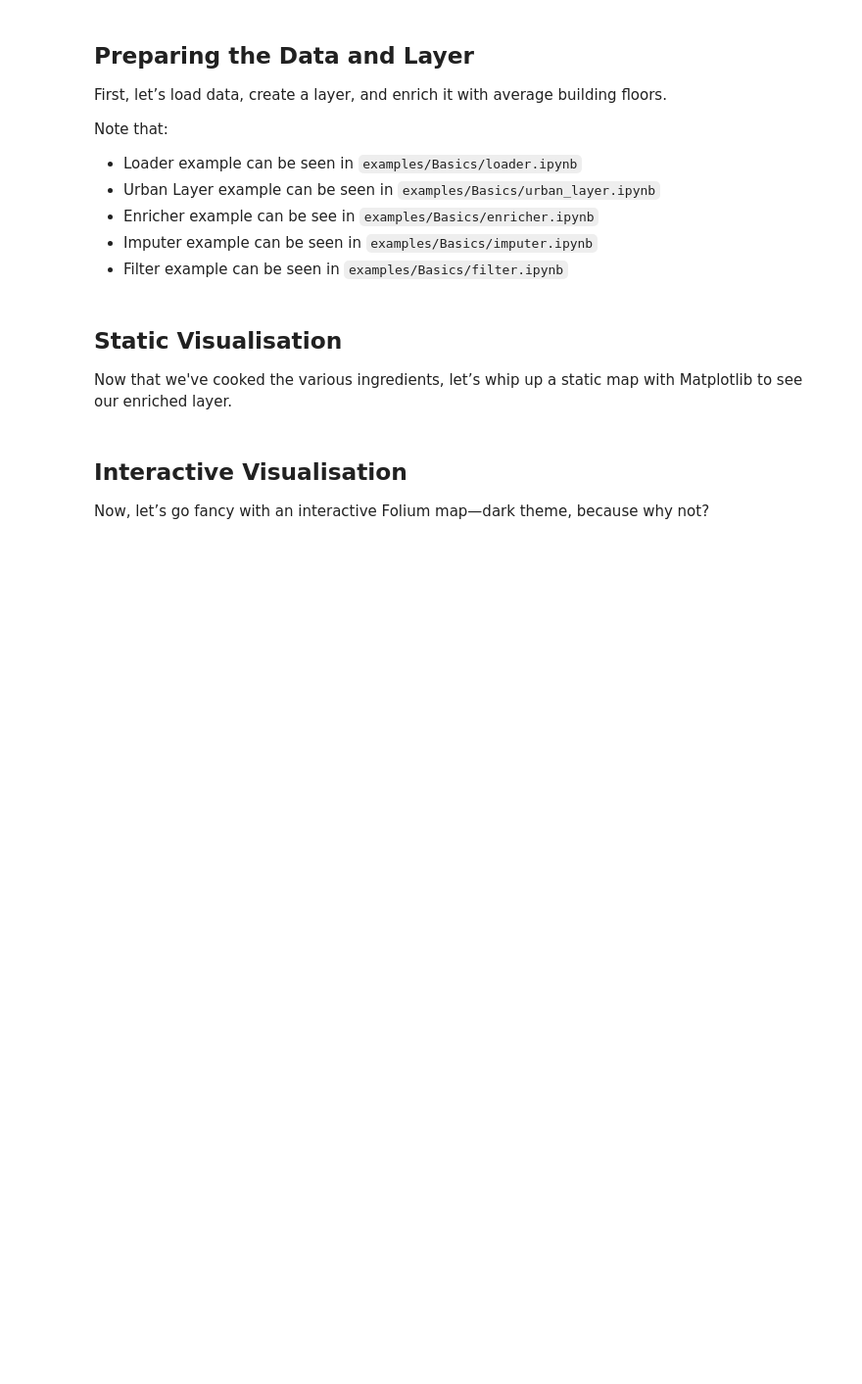
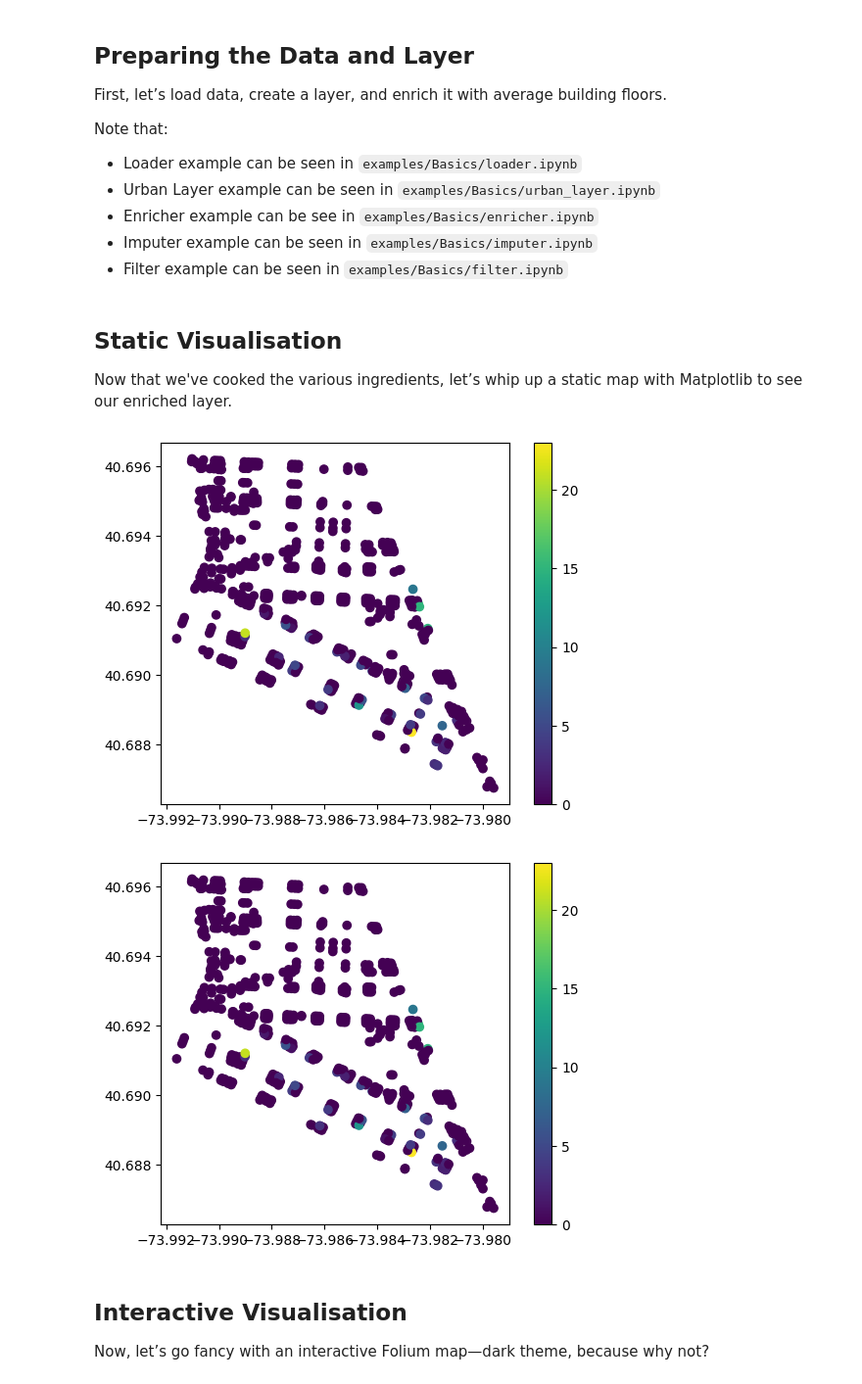
Before and after one commit to VIDA-NYU/UrbanMapper, a Jupyter notebook: examples/1-Per-Module/6-visualiser.ipynb, the cells around one changed output. Shown at 98% size. Cells and saved outputs as stored; diff of their text form; code cells hidden in the pictures; blank space fills up the shorter version.

```diff
--- a/examples/1-Per-Module/6-visualiser.ipynb
+++ b/examples/1-Per-Module/6-visualiser.ipynb
@@ -70,12 +70,16 @@ Now that we've cooked the various ingredients, let’s whip up a static map with
 # %%
 # Static visualisation
 fig_static = (
     mapper
     .visual # From the visualiser module
     .with_type("Static")  # With type Static
     .show(columns=["avg_floors"])  # Show the avg_floors column
     .render(enriched_layer.get_layer()) # Render the enriched layer
 )
+fig_static
+# %% [output]
+[figure, added]
+[figure, added]
 # %% [markdown]
 ## Interactive Visualisation
 
```
Also changed, not shown: parts of 7 cells of this notebook, 3 other files.
